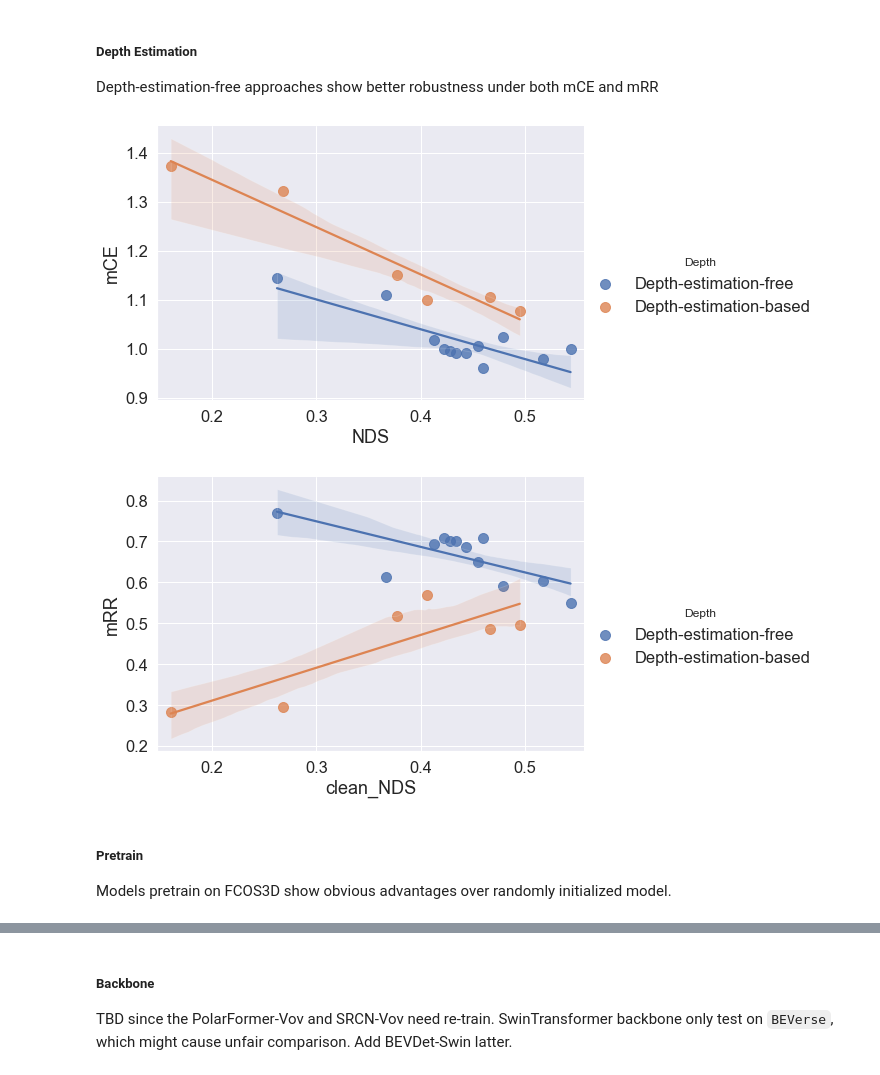
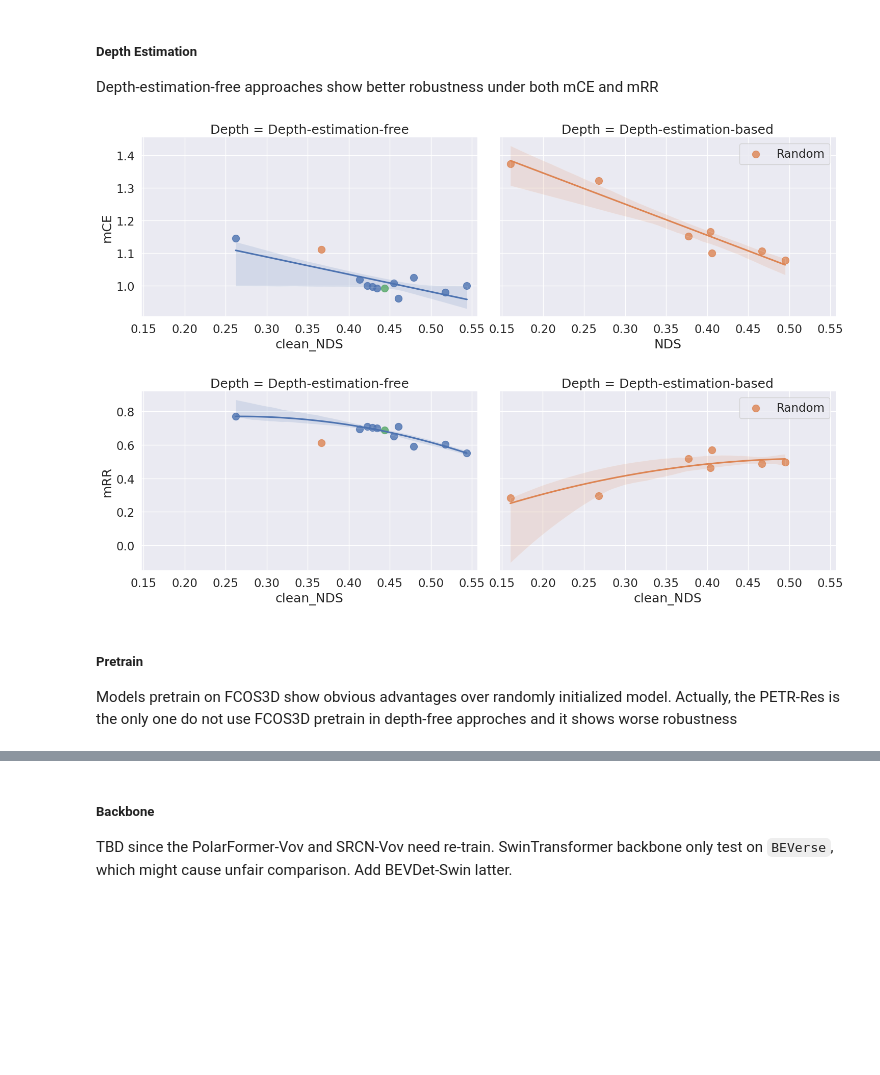
Before and after one commit to Daniel-xsy/RoboBEV, a Jupyter notebook: corruptions/tools/visual_tools/visualize.ipynb, the cells around one changed output, grey strips where cells are left out. Saved outputs shown, nothing was run; the diff lists cells and outputs as text; code cells hidden in the pictures; blank space fills up the shorter version.

Commit message:
Update visualization tool

```diff
--- a/corruptions/tools/visual_tools/visualize.ipynb
+++ b/corruptions/tools/visual_tools/visualize.ipynb
@@ -753,24 +795,27 @@ plot_scatter_seaborn_api(data=data, x='clean_NDS', y='mRR', hue=hue,
 Depth-estimation-free approaches show better robustness under both mCE and mRR
 # %%
 models = ['DETR3D', 'DETR3D_cbgs', 'BEVFormer_Base', 'BEVFormer_Base_SingleFrame', 'BEVFormer_Small', 'BEVFormer_Small_SingleFrame',
-          'PETR_r50', 'PETR_Vov', 'BEVDet_r50', 'BEVDepth_r50', 'BEVerse_Tiny', 'BEVerse_Tiny_SingleFrame', 'BEVerse_Small', 'BEVerse_Small_SingleFrame',
+          'PETR_r50', 'PETR_Vov', 'BEVDet_r50', 'BEVDet_Tiny', 'BEVDepth_r50', 'BEVerse_Tiny', 'BEVerse_Tiny_SingleFrame', 'BEVerse_Small', 'BEVerse_Small_SingleFrame',
           'ORA3D', 'PolarFormer_r101', 'SRCN3D_res', 'Sparse4D'] # 'PolarFormer_Vov', 'SRCN3D_Vov'
 
 # FACTORS = ['Pretrain', 'BEV Encoder', 'Depth', 'Backbone', 'Extra Data', 'Temporal', 'CBGS']
 
-hue = 'Depth'
+hue = 'Pretrain'
+col = 'Depth'
 
 data = parse_data_dataframe(models)
-plot_scatter_seaborn_api(data=data, x='clean_NDS', y='mCE',xlabel='NDS', hue=hue,
-                            set_range=True, font_scale=1.5, rotate_x=None, legend=True, legend_out=True, aspect=1.5, ci=85, scatter_kws={'s':100})
-plot_scatter_seaborn_api(data=data, x='clean_NDS', y='mRR', hue=hue,
-                            set_range=True, order=1, font_scale=1.5, rotate_x=None, legend=True, legend_out=True, aspect=1.5, ci=80, scatter_kws={'s':100}, fit_reg=True)
+plot_scatter_seaborn_api(data=data, x='clean_NDS', y='mCE',xlabel='NDS', hue=hue, col=col,
+                            set_range=True, font_scale=1.5, rotate_x=None, legend=False,
+                            legend_kwargs={'loc':'best'}, aspect=1.5, ci=85, scatter_kws={'s':100})
+plot_scatter_seaborn_api(data=data, x='clean_NDS', y='mRR', hue=hue, col=col,
+                            set_range=True, order=2, font_scale=1.5, rotate_x=None, legend=False,
+                            legend_kwargs={'loc':'best'}, aspect=1.5, ci=70, scatter_kws={'s':100}, fit_reg=True)
 # %% [output]
-[figure, old version]
+[figure, new version]
-[figure, old version]
+[figure, new version]
 # %% [markdown]
 ##### Pretrain
-Models pretrain on FCOS3D show obvious advantages over randomly initialized model.
+Models pretrain on FCOS3D show obvious advantages over randomly initialized model. Actually, the PETR-Res is the only one do not use FCOS3D pretrain in depth-free approches and it shows worse robustness
 # %%
 # FACTORS = ['Pretrain', 'BEV Encoder', 'Depth', 'Backbone', 'Extra Data', 'Temporal', 'CBGS']
 
```
Also changed, not shown: parts of 28 cells of this notebook, 2 other files.
